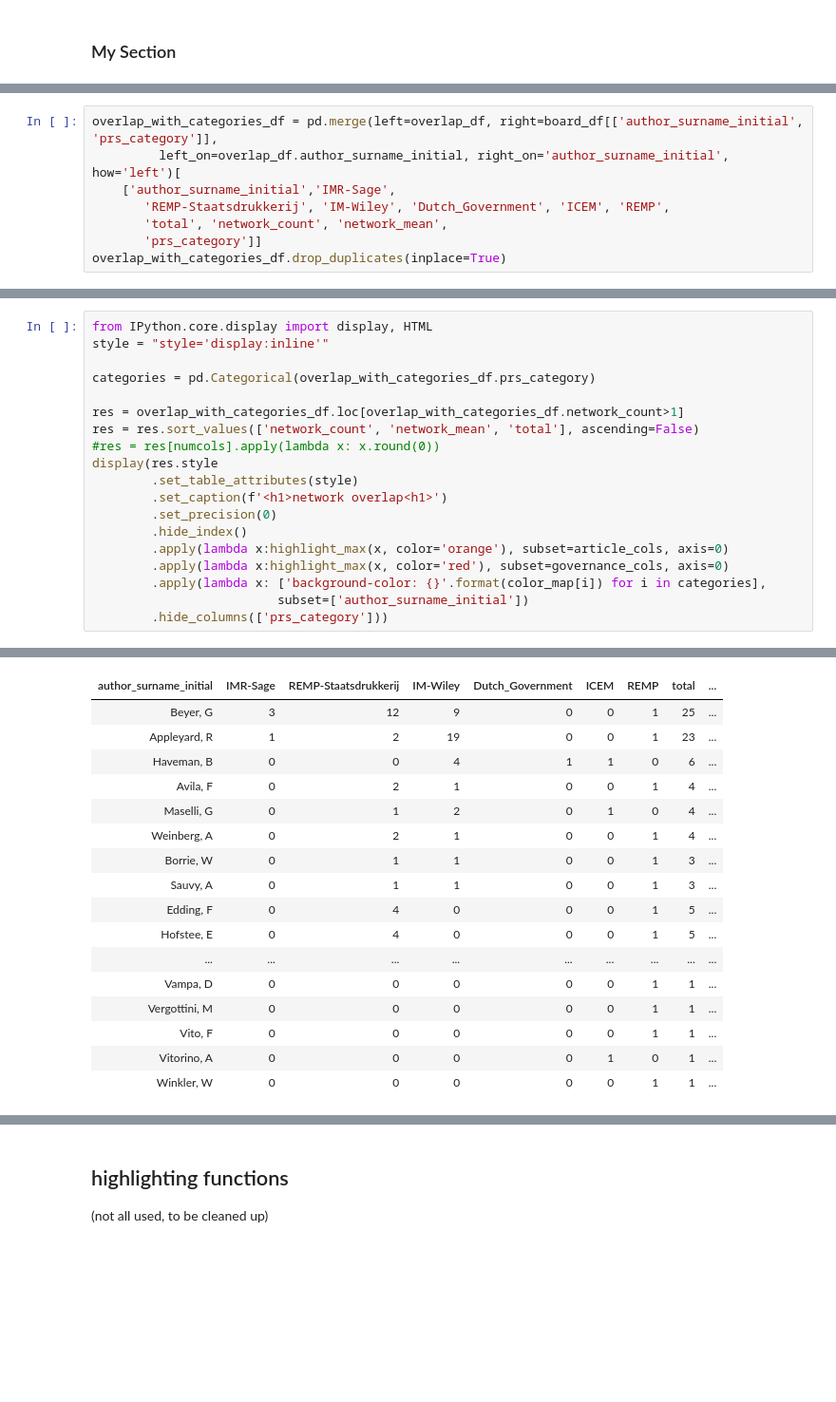
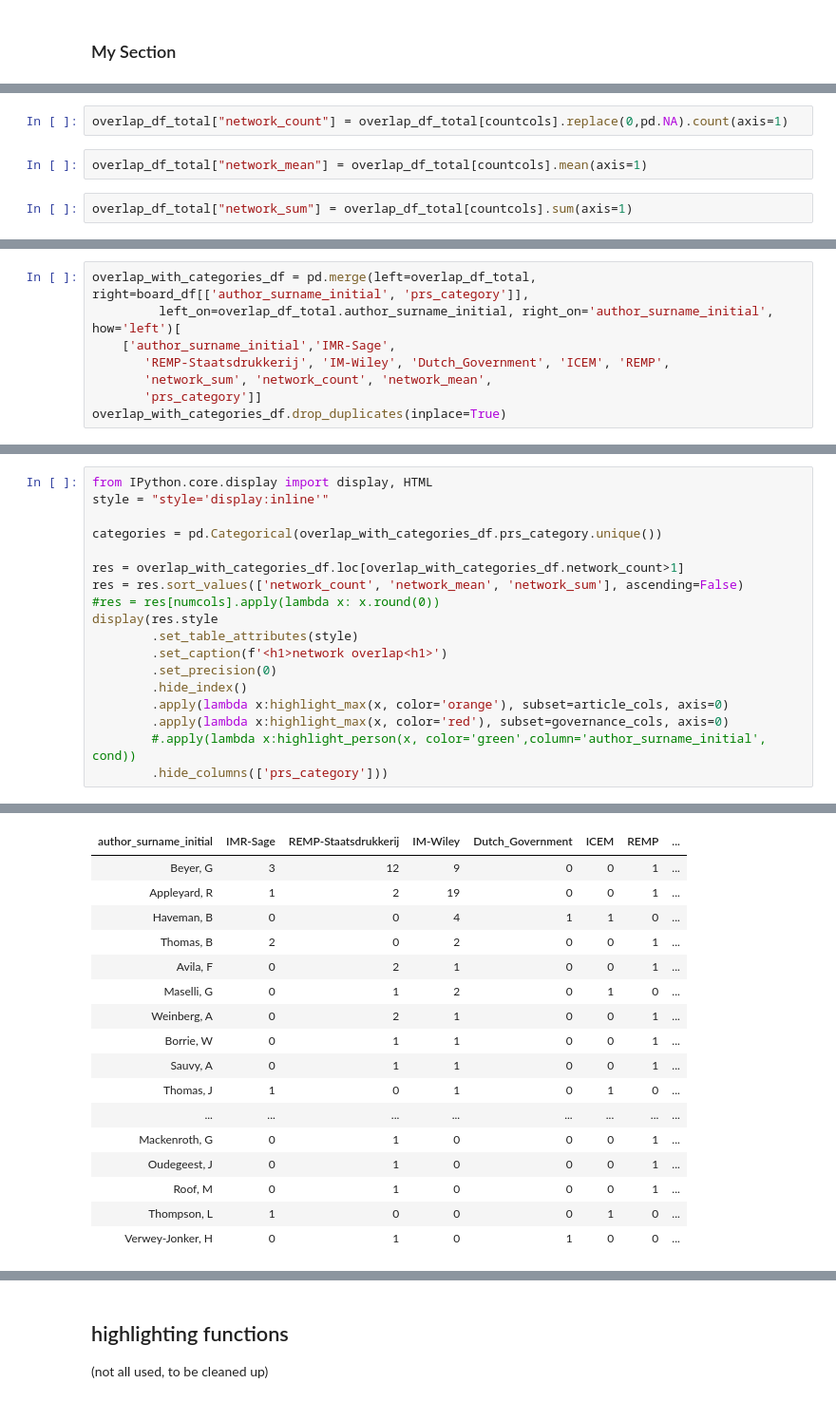
Before and after one commit to HoekR/migrant_discourse, a Jupyter notebook: notebooks/Community-overlap-analysis.ipynb, the cells around one changed output, grey strips where cells are left out. Shown at 95% size. Cells and saved outputs as stored; diff of their text form; blank space fills up the shorter version.

```diff
--- a/notebooks/Community-overlap-analysis.ipynb
+++ b/notebooks/Community-overlap-analysis.ipynb
@@ -611,0 +765,6 @@ overlap_df.sort_values(['network_count','network_mean','total'], ascending=False
+# %%
+overlap_df_total["network_count"] = overlap_df_total[countcols].replace(0,pd.NA).count(axis=1)
+# %%
+overlap_df_total["network_mean"] = overlap_df_total[countcols].mean(axis=1)
+# %%
+overlap_df_total["network_sum"] = overlap_df_total[countcols].sum(axis=1)
@@ -672,10 +836,10 @@ board_df[['author_surname_initial', 'prs_category']]
 | 73 | Thompson, L |  |
 74 rows × 2 columns
 # %%
-overlap_with_categories_df = pd.merge(left=overlap_df, right=board_df[['author_surname_initial', 'prs_category']],
-         left_on=overlap_df.author_surname_initial, right_on='author_surname_initial', how='left')[
+overlap_with_categories_df = pd.merge(left=overlap_df_total, right=board_df[['author_surname_initial', 'prs_category']],
+         left_on=overlap_df_total.author_surname_initial, right_on='author_surname_initial', how='left')[
     ['author_surname_initial','IMR-Sage',
        'REMP-Staatsdrukkerij', 'IM-Wiley', 'Dutch_Government', 'ICEM', 'REMP',
-       'total', 'network_count', 'network_mean',
+       'network_sum', 'network_count', 'network_mean',
        'prs_category']]
 overlap_with_categories_df.drop_duplicates(inplace=True)
@@ -764,38 +940,37 @@ pd.DataFrame().from_dict(color_map, orient='index').style.apply(lambda x: ['back
 # %%
 from IPython.core.display import display, HTML
 style = "style='display:inline'"
 
-categories = pd.Categorical(overlap_with_categories_df.prs_category)
+categories = pd.Categorical(overlap_with_categories_df.prs_category.unique())
 
 res = overlap_with_categories_df.loc[overlap_with_categories_df.network_count>1]
-res = res.sort_values(['network_count', 'network_mean', 'total'], ascending=False)
+res = res.sort_values(['network_count', 'network_mean', 'network_sum'], ascending=False)
 #res = res[numcols].apply(lambda x: x.round(0))
 display(res.style
         .set_table_attributes(style)
         .set_caption(f'<h1>network overlap<h1>')
         .set_precision(0)
         .hide_index()
         .apply(lambda x:highlight_max(x, color='orange'), subset=article_cols, axis=0)
         .apply(lambda x:highlight_max(x, color='red'), subset=governance_cols, axis=0)
-        .apply(lambda x: ['background-color: {}'.format(color_map[i]) for i in categories],
-                         subset=['author_surname_initial'])
+        #.apply(lambda x:highlight_person(x, color='green',column='author_surname_initial', cond))
         .hide_columns(['prs_category']))
 # %% [output]
 network overlap
-| author_surname_initial | IMR-Sage | REMP-Staatsdrukkerij | IM-Wiley | Dutch_Government | ICEM | REMP | total | ... |
-| Beyer, G | 3 | 12 | 9 | 0 | 0 | 1 | 25 | ... |
-| Appleyard, R | 1 | 2 | 19 | 0 | 0 | 1 | 23 | ... |
-| Haveman, B | 0 | 0 | 4 | 1 | 1 | 0 | 6 | ... |
-| Avila, F | 0 | 2 | 1 | 0 | 0 | 1 | 4 | ... |
-| Maselli, G | 0 | 1 | 2 | 0 | 1 | 0 | 4 | ... |
-| Weinberg, A | 0 | 2 | 1 | 0 | 0 | 1 | 4 | ... |
-| Borrie, W | 0 | 1 | 1 | 0 | 0 | 1 | 3 | ... |
-| Sauvy, A | 0 | 1 | 1 | 0 | 0 | 1 | 3 | ... |
-| Edding, F | 0 | 4 | 0 | 0 | 0 | 1 | 5 | ... |
-| Hofstee, E | 0 | 4 | 0 | 0 | 0 | 1 | 5 | ... |
-| ... | ... | ... | ... | ... | ... | ... | ... | ... |
-| Vampa, D | 0 | 0 | 0 | 0 | 0 | 1 | 1 | ... |
-| Vergottini, M | 0 | 0 | 0 | 0 | 0 | 1 | 1 | ... |
-| Vito, F | 0 | 0 | 0 | 0 | 0 | 1 | 1 | ... |
-| Vitorino, A | 0 | 0 | 0 | 0 | 1 | 0 | 1 | ... |
-| Winkler, W | 0 | 0 | 0 | 0 | 0 | 1 | 1 | ... |
+| author_surname_initial | IMR-Sage | REMP-Staatsdrukkerij | IM-Wiley | Dutch_Government | ICEM | REMP | ... |
+| Beyer, G | 3 | 12 | 9 | 0 | 0 | 1 | ... |
+| Appleyard, R | 1 | 2 | 19 | 0 | 0 | 1 | ... |
+| Haveman, B | 0 | 0 | 4 | 1 | 1 | 0 | ... |
+| Thomas, B | 2 | 0 | 2 | 0 | 0 | 1 | ... |
+| Avila, F | 0 | 2 | 1 | 0 | 0 | 1 | ... |
+| Maselli, G | 0 | 1 | 2 | 0 | 1 | 0 | ... |
+| Weinberg, A | 0 | 2 | 1 | 0 | 0 | 1 | ... |
+| Borrie, W | 0 | 1 | 1 | 0 | 0 | 1 | ... |
+| Sauvy, A | 0 | 1 | 1 | 0 | 0 | 1 | ... |
+| Thomas, J | 1 | 0 | 1 | 0 | 1 | 0 | ... |
+| ... | ... | ... | ... | ... | ... | ... | ... |
+| Mackenroth, G | 0 | 1 | 0 | 0 | 0 | 1 | ... |
+| Oudegeest, J | 0 | 1 | 0 | 0 | 0 | 1 | ... |
+| Roof, M | 0 | 1 | 0 | 0 | 0 | 1 | ... |
+| Thompson, L | 1 | 0 | 0 | 0 | 1 | 0 | ... |
+| Verwey-Jonker, H | 0 | 1 | 0 | 1 | 0 | 0 | ... |
```
Also changed, not shown: parts of 118 cells of this notebook, 11 other files.
